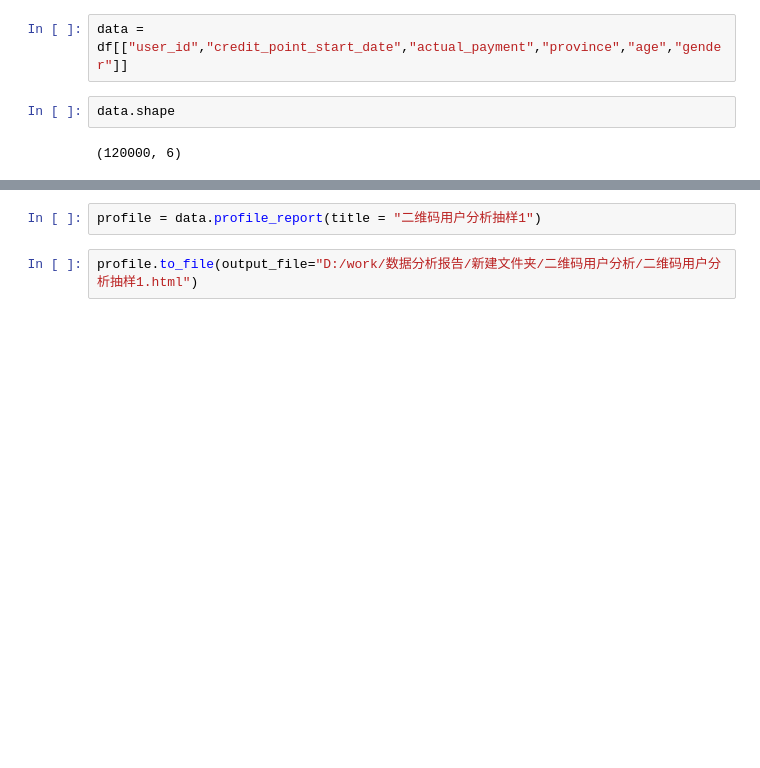
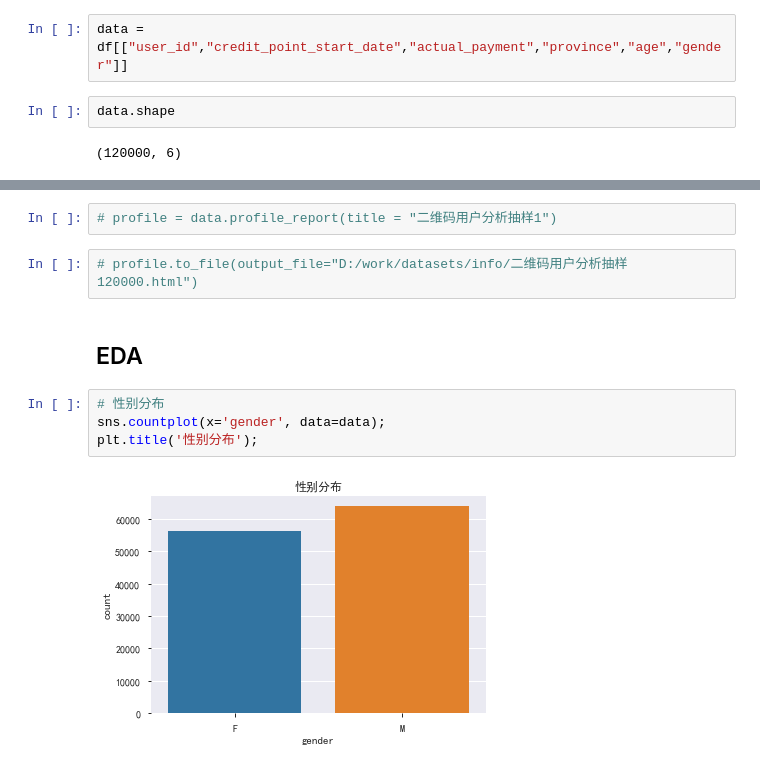
Before and after one commit to leidian99999/Machine-Learning, a Jupyter notebook: project/YTX/Untitled.ipynb, the cells around one changed output, grey strips where cells are left out. Cells and saved outputs as stored; diff of their text form; blank space fills up the shorter version.

```diff
--- a/project/YTX/Untitled.ipynb
+++ b/project/YTX/Untitled.ipynb
@@ -121,4 +142,12 @@ data.describe()
 # %%
-profile = data.profile_report(title = "二维码用户分析抽样1")
+# profile = data.profile_report(title = "二维码用户分析抽样1")
 # %%
-profile.to_file(output_file="D:/work/数据分析报告/新建文件夹/二维码用户分析/二维码用户分析抽样1.html")
+# profile.to_file(output_file="D:/work/datasets/info/二维码用户分析抽样120000.html")
+# %% [markdown]
+## EDA
+# %%
+# 性别分布
+sns.countplot(x='gender', data=data);
+plt.title('性别分布');
+# %% [output]
+[figure, added]
```
Also changed, not shown: parts of 19 cells of this notebook, 8 other files.
